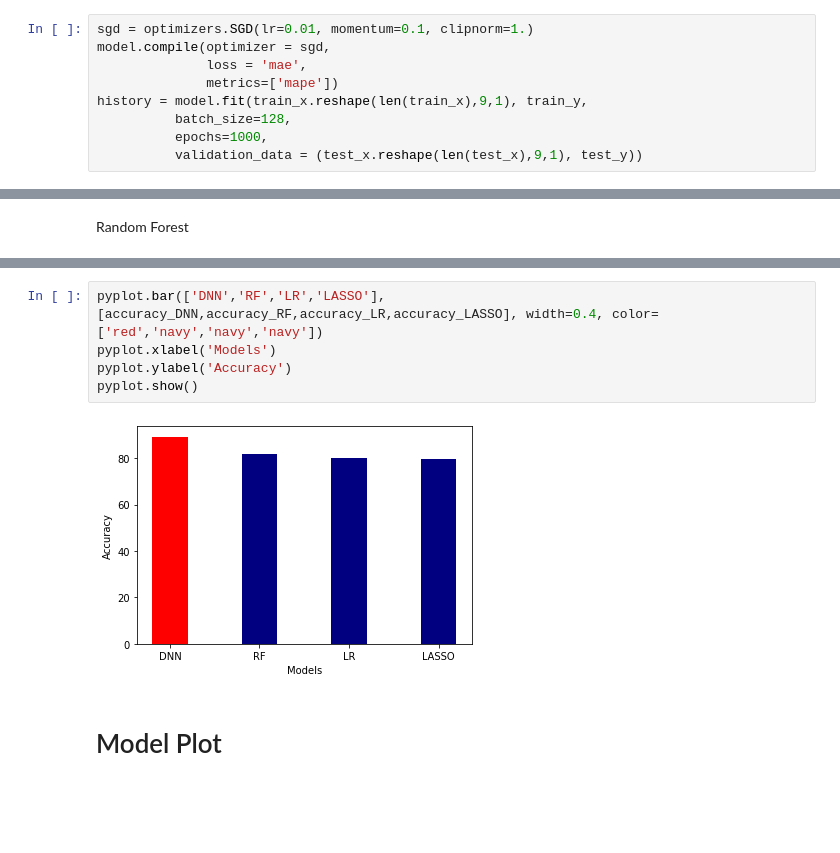
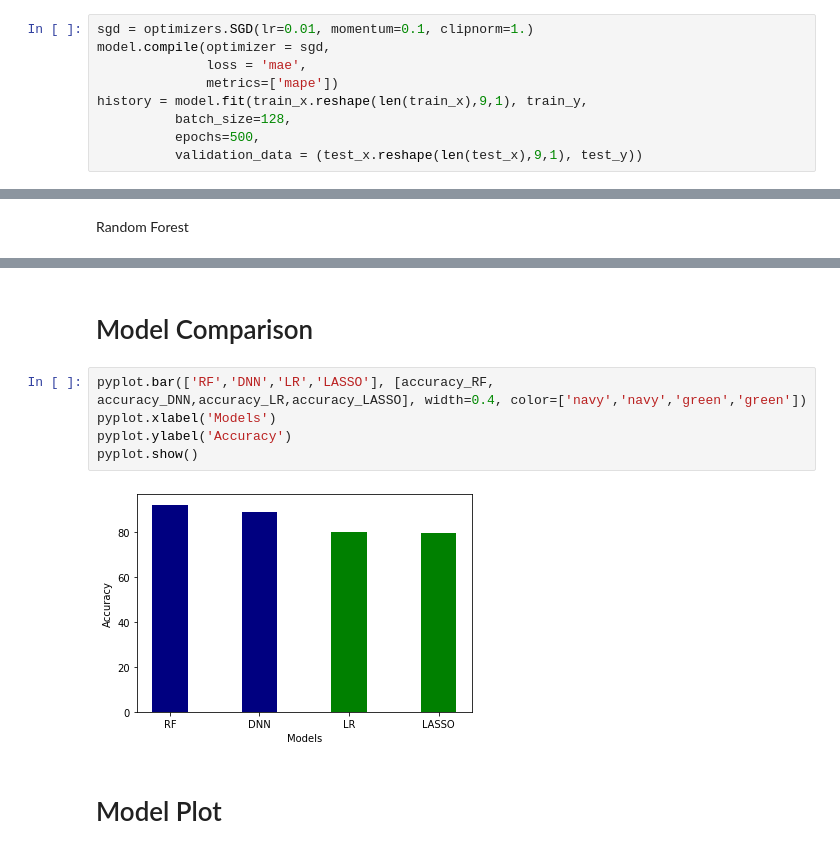
Before and after one commit to steveguang/anly590, a Jupyter notebook: Great Neuro Network.ipynb, the cells around one changed output, grey strips where cells are left out. Cells and saved outputs as stored; diff of their text form; blank space fills up the shorter version.

```diff
--- a/Great Neuro Network.ipynb
+++ b/Great Neuro Network.ipynb
@@ -102,7 +104,7 @@ model.compile(optimizer = sgd,
               metrics=['mape'])
 history = model.fit(train_x.reshape(len(train_x),9,1), train_y,
           batch_size=128,
-          epochs=1000,
+          epochs=500,
           validation_data = (test_x.reshape(len(test_x),9,1), test_y))
 # %% [output]
 Train on 81936 samples, validate on 9105 samples
@@ -186,10 +204,12 @@ rain        0.011545
+# %% [markdown]
+# Model Comparison
 # %%
-pyplot.bar(['DNN','RF','LR','LASSO'], [accuracy_DNN,accuracy_RF,accuracy_LR,accuracy_LASSO], width=0.4, color=['red','navy','navy','navy'])
+pyplot.bar(['RF','DNN','LR','LASSO'], [accuracy_RF, accuracy_DNN,accuracy_LR,accuracy_LASSO], width=0.4, color=['navy','navy','green','green'])
 pyplot.xlabel('Models')
 pyplot.ylabel('Accuracy')
 pyplot.show()
 # %% [output]
-[figure, old version]
+[figure, new version]
 # %% [markdown]
 # Model Plot
 # %%
```
Also changed, not shown: parts of 8 cells of this notebook.
